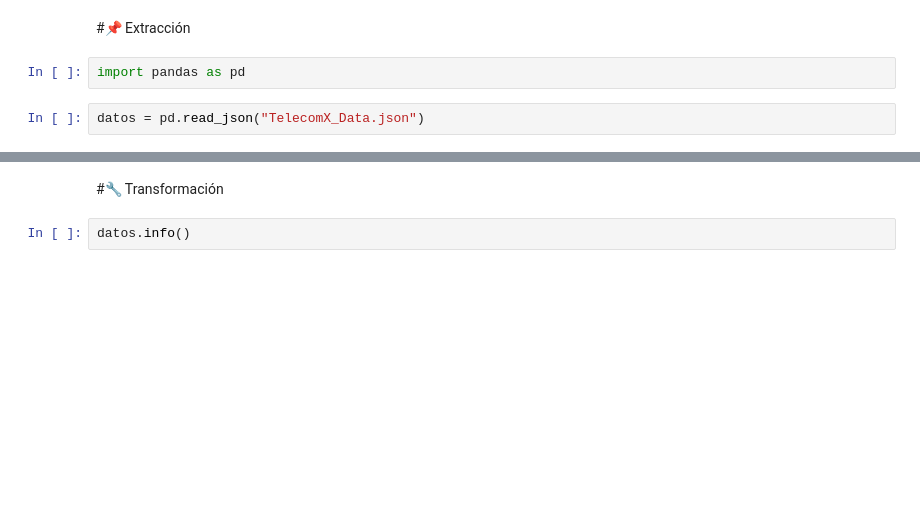
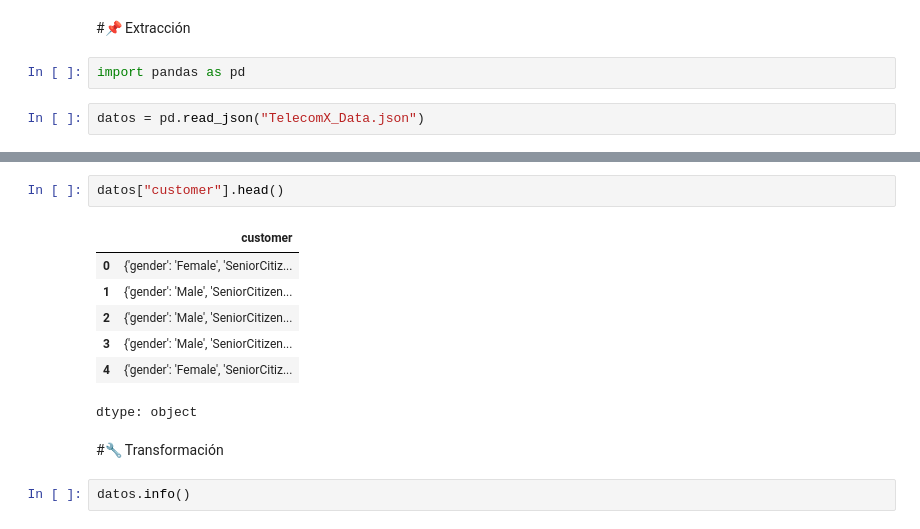
Before and after one commit to cmrondon2000/challenge2-data-science-LATAM, a Jupyter notebook: TelecomX_LATAM.ipynb, the cells around one changed output, grey strips where cells are left out. Saved outputs shown, nothing was run; the diff lists cells and outputs as text; blank space fills up the shorter version.

```diff
--- a/TelecomX_LATAM.ipynb
+++ b/TelecomX_LATAM.ipynb
@@ -16,3 +32,13 @@ datos.head()
+# %%
+datos["customer"].head()
+# %% [output]
+|  | customer |
+| 0 | {'gender': 'Female', 'SeniorCitiz... |
+| 1 | {'gender': 'Male', 'SeniorCitizen... |
+| 2 | {'gender': 'Male', 'SeniorCitizen... |
+| 3 | {'gender': 'Male', 'SeniorCitizen... |
+| 4 | {'gender': 'Female', 'SeniorCitiz... |
+dtype: object
 # %% [markdown]
 #🔧 Transformación
 # %%
```
Also changed, not shown: parts of 2 cells of this notebook.
